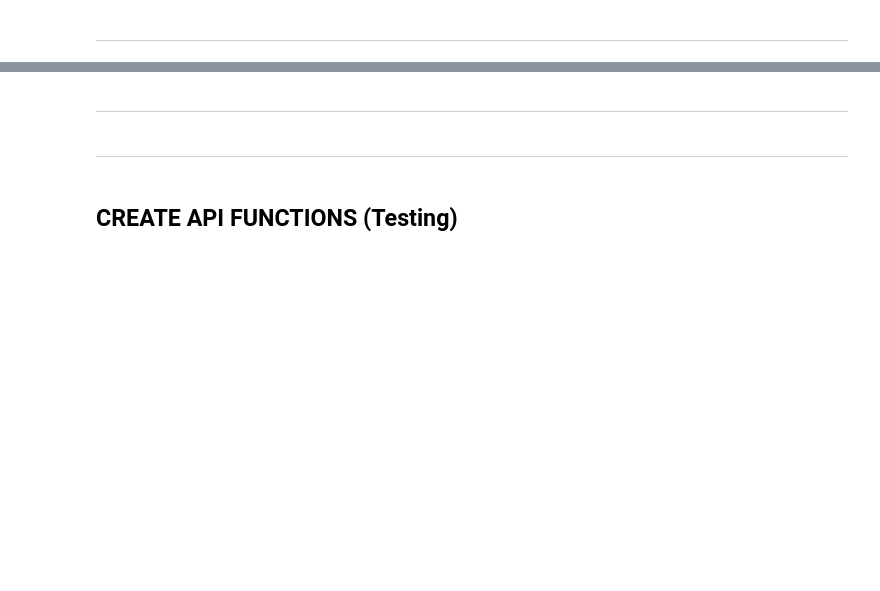
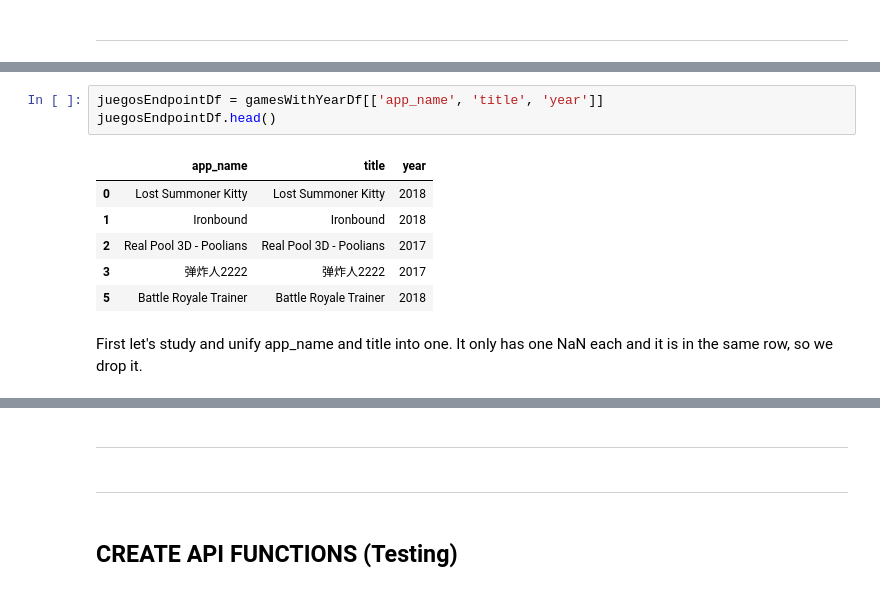
Before and after one commit to SebastianBesio/PI_ML_OPS, a Jupyter notebook: 0_Preprocessing.ipynb, the cells around one changed output, grey strips where cells are left out. Drawn from its saved outputs; the diff is of its cells as text; blank space fills up the shorter version.

```diff
--- a/0_Preprocessing.ipynb
+++ b/0_Preprocessing.ipynb
@@ -360,0 +382,12 @@ genero('2015')
+# %%
+juegosEndpointDf = gamesWithYearDf[['app_name', 'title', 'year']]
+juegosEndpointDf.head()
+# %% [output]
+|  | app_name | title | year |
+| 0 | Lost Summoner Kitty | Lost Summoner Kitty | 2018 |
+| 1 | Ironbound | Ironbound | 2018 |
+| 2 | Real Pool 3D - Poolians | Real Pool 3D - Poolians | 2017 |
+| 3 | 弹炸人2222 | 弹炸人2222 | 2017 |
+| 5 | Battle Royale Trainer | Battle Royale Trainer | 2018 |
+# %% [markdown]
+First let's study and unify app_name and title into one. It only has one NaN each and it is in the same row, so we drop it.
```
Also changed, not shown: parts of 82 cells of this notebook, 4 other files.
